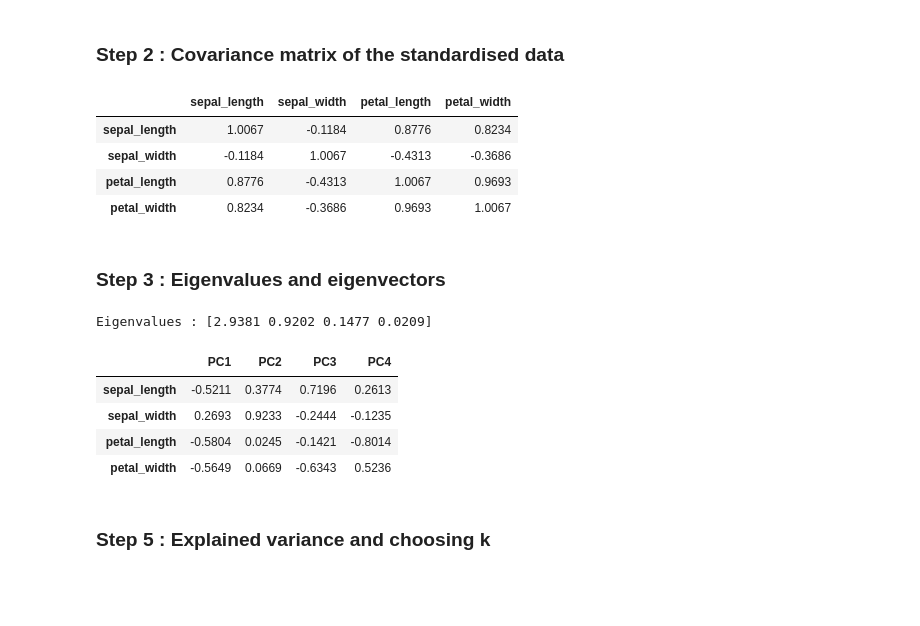
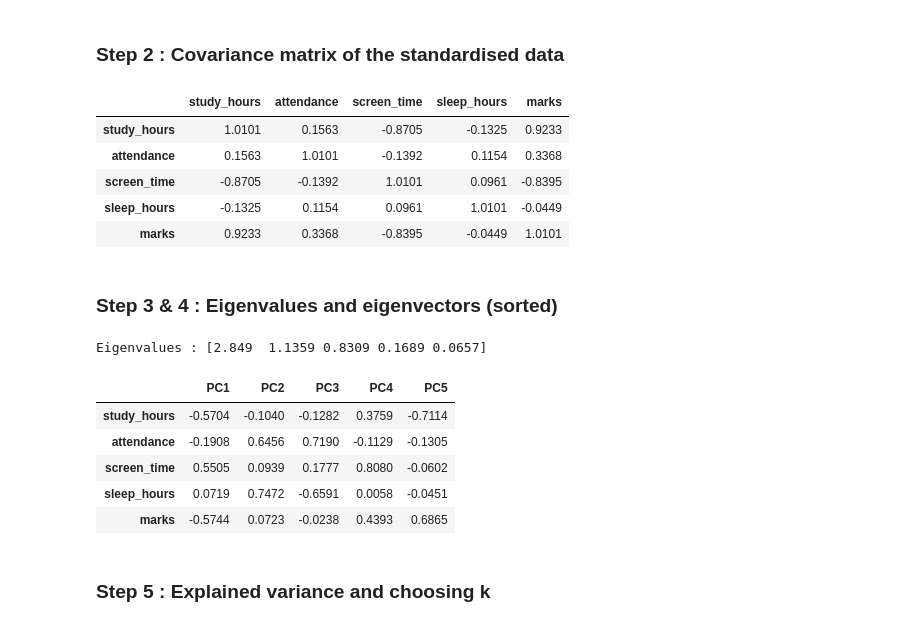
Before and after one commit to lakshay8toic/ML-Lab-Work-, a Jupyter notebook: Lab6_Covariance_Correlation_PCA.ipynb, the cells around one changed output. Saved outputs shown, nothing was run; the diff lists cells and outputs as text; code cells hidden in the pictures; blank space fills up the shorter version.

```diff
--- a/Lab6_Covariance_Correlation_PCA.ipynb
+++ b/Lab6_Covariance_Correlation_PCA.ipynb
@@ -221,23 +253 @@ PCA finds new axes (**principal components**) along which the data varies the mo
 6. **Project** : Z = X · W, where W holds the top-k eigenvectors as columns.
-# %%
-import numpy as np
-import pandas as pd
-import matplotlib.pyplot as plt
-import seaborn as sns
-from sklearn.datasets import load_iris
-from sklearn.preprocessing import StandardScaler
-from sklearn.decomposition import PCA
-
-SEED = 77                     # last two digits of roll number
-np.random.seed(SEED)
-pd.set_option("display.precision", 4)
-# %%
-iris = load_iris()
-features = ["sepal_length", "sepal_width", "petal_length", "petal_width"]
-df = pd.DataFrame(iris.data, columns=features)
-df["species"] = pd.Categorical.from_codes(iris.target, iris.target_names)
-
-X = df[features].values
-y = iris.target
-print("Shape :", X.shape)
-df.head()
@@ -251,0 +254,11 @@ Shape : (150, 4)
+# %%
+from sklearn.preprocessing import StandardScaler
+from sklearn.decomposition import PCA
+from sklearn.model_selection import train_test_split
+from sklearn.linear_model import LogisticRegression
+from sklearn.metrics import accuracy_score, confusion_matrix
+
+features = ["study_hours", "attendance", "screen_time", "sleep_hours", "marks"]
+X = df[features].values
+y = df["result"].values
+print("X shape :", X.shape)
@@ -262,34 +277,34 @@ Stds  after standardising : [1. 1. 1. 1.]
 # %% [markdown]
 ### Step 2 : Covariance matrix of the standardised data
 # %%
-n = X_std.shape[0]
-cov = (X_std.T @ X_std) / (n - 1)
+cov = (X_std.T @ X_std) / (X_std.shape[0] - 1)
 pd.DataFrame(cov, index=features, columns=features)
 # %% [output]
-|  | sepal_length | sepal_width | petal_length | petal_width |
-| sepal_length | 1.0067 | -0.1184 | 0.8776 | 0.8234 |
-| sepal_width | -0.1184 | 1.0067 | -0.4313 | -0.3686 |
-| petal_length | 0.8776 | -0.4313 | 1.0067 | 0.9693 |
-| petal_width | 0.8234 | -0.3686 | 0.9693 | 1.0067 |
+|  | study_hours | attendance | screen_time | sleep_hours | marks |
+| study_hours | 1.0101 | 0.1563 | -0.8705 | -0.1325 | 0.9233 |
+| attendance | 0.1563 | 1.0101 | -0.1392 | 0.1154 | 0.3368 |
+| screen_time | -0.8705 | -0.1392 | 1.0101 | 0.0961 | -0.8395 |
+| sleep_hours | -0.1325 | 0.1154 | 0.0961 | 1.0101 | -0.0449 |
+| marks | 0.9233 | 0.3368 | -0.8395 | -0.0449 | 1.0101 |
 # %% [markdown]
-### Step 3 : Eigenvalues and eigenvectors
+### Step 3 & 4 : Eigenvalues and eigenvectors (sorted)
 # %%
 eig_vals, eig_vecs = np.linalg.eigh(cov)      # eigh : for symmetric matrices
 
-# Step 4 : sort largest → smallest
-order = np.argsort(eig_vals)[::-1]
-eig_vals = eig_vals[order]
-eig_vecs = eig_vecs[:, order]
+order = np.argsort(eig_vals)[::-1]             # largest → smallest
+eig_vals, eig_vecs = eig_vals[order], eig_vecs[:, order]
 
+pcs = [f"PC{i+1}" for i in range(len(features))]
 print("Eigenvalues :", eig_vals.round(4))
-pd.DataFrame(eig_vecs, index=features, columns=[f"PC{i+1}" for i in range(4)])
+pd.DataFrame(eig_vecs, index=features, columns=pcs)
 # %% [output]
-Eigenvalues : [2.9381 0.9202 0.1477 0.0209]
+Eigenvalues : [2.849  1.1359 0.8309 0.1689 0.0657]
-|  | PC1 | PC2 | PC3 | PC4 |
-| sepal_length | -0.5211 | 0.3774 | 0.7196 | 0.2613 |
-| sepal_width | 0.2693 | 0.9233 | -0.2444 | -0.1235 |
-| petal_length | -0.5804 | 0.0245 | -0.1421 | -0.8014 |
-| petal_width | -0.5649 | 0.0669 | -0.6343 | 0.5236 |
+|  | PC1 | PC2 | PC3 | PC4 | PC5 |
+| study_hours | -0.5704 | -0.1040 | -0.1282 | 0.3759 | -0.7114 |
+| attendance | -0.1908 | 0.6456 | 0.7190 | -0.1129 | -0.1305 |
+| screen_time | 0.5505 | 0.0939 | 0.1777 | 0.8080 | -0.0602 |
+| sleep_hours | 0.0719 | 0.7472 | -0.6591 | 0.0058 | -0.0451 |
+| marks | -0.5744 | 0.0723 | -0.0238 | 0.4393 | 0.6865 |
 # %% [markdown]
 ### Step 5 : Explained variance and choosing k
 # %%
```
Also changed, not shown: parts of 55 cells of this notebook, 1 other file.
